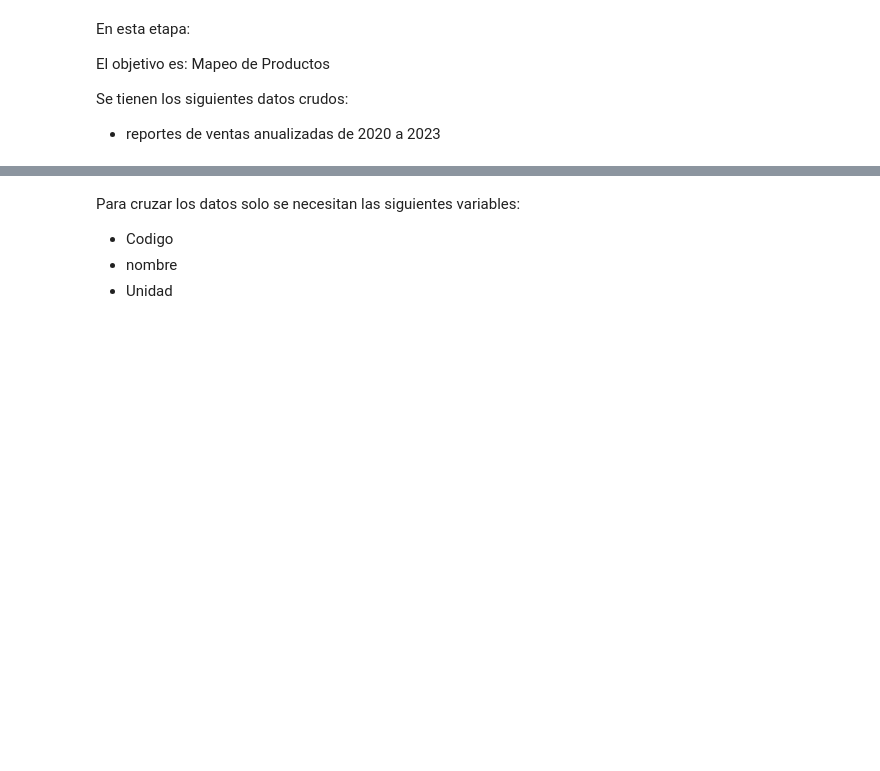
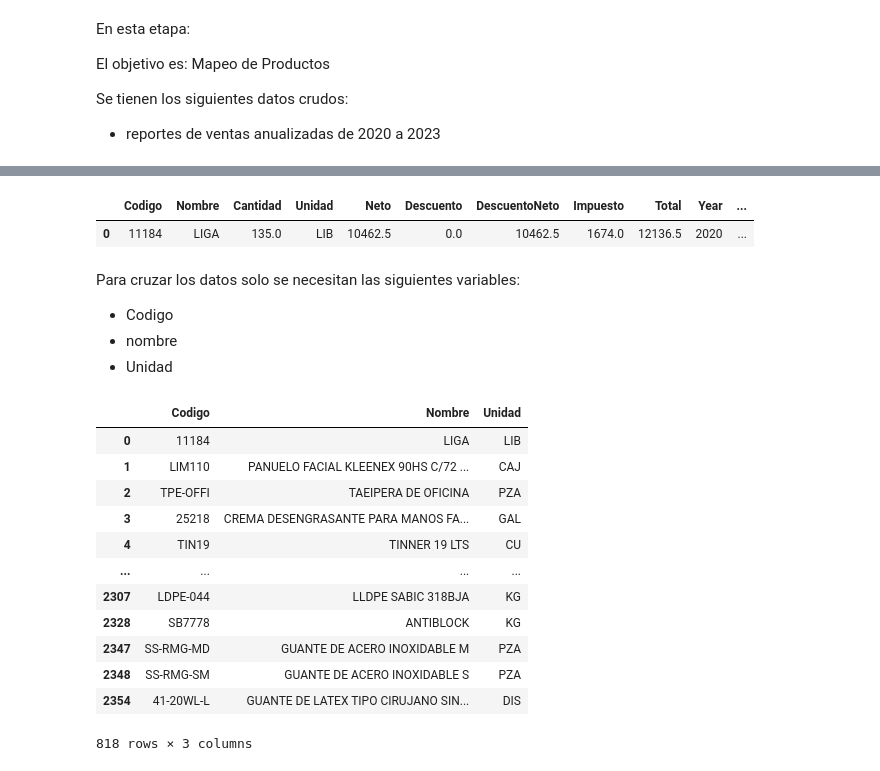
Before and after one commit to devicemxl/BajaWorkspace, a Jupyter notebook: 01MapeoProductos.ipynb, the cells around one changed output, grey strips where cells are left out. Drawn from its saved outputs; the diff is of its cells as text; code cells hidden in the pictures; blank space fills up the shorter version.

```diff
--- a/01MapeoProductos.ipynb
+++ b/01MapeoProductos.ipynb
@@ -30,8 +32,14 @@ ComprasRaw.head(1)
+# %%
+COMPRAS_NORMAL = pd.read_pickle("NORMALIZED_COMPRAS.data")
+COMPRAS_NORMAL.head(1)
+# %% [output]
+|  | Codigo | Nombre | Cantidad | Unidad | Neto | Descuento | DescuentoNeto | Impuesto | Total | Year | ... |
+| 0 | 11184 | LIGA | 135.0 | LIB | 10462.5 | 0.0 | 10462.5 | 1674.0 | 12136.5 | 2020 | ... |
 # %% [markdown]
 Para cruzar los datos solo se necesitan las siguientes variables:
 * Codigo
 * nombre
 * Unidad
 # %%
-Rows = ["Código","Nombre","Unidad"]
+Rows = ["Codigo","Nombre","Unidad"]
 # %%
@@ -40,0 +49,20 @@ for i in Rows:
+# %%
+df=COMPRAS_DATA.drop_duplicates(subset=['Nombre'])
+del COMPRAS_DATA
+COMPRAS_DATA=df#.drop_duplicates(subset=['Codigo'])
+del df
+COMPRAS_DATA
+# %% [output]
+|  | Codigo | Nombre | Unidad |
+| 0 | 11184 | LIGA | LIB |
+| 1 | LIM110 | PANUELO FACIAL KLEENEX 90HS C/72 ... | CAJ |
+| 2 | TPE-OFFI | TAEIPERA DE OFICINA | PZA |
+| 3 | 25218 | CREMA DESENGRASANTE PARA MANOS FA... | GAL |
+| 4 | TIN19 | TINNER 19 LTS | CU |
+| ... | ... | ... | ... |
+| 2307 | LDPE-044 | LLDPE SABIC 318BJA | KG |
+| 2328 | SB7778 | ANTIBLOCK | KG |
+| 2347 | SS-RMG-MD | GUANTE DE ACERO INOXIDABLE M | PZA |
+| 2348 | SS-RMG-SM | GUANTE DE ACERO INOXIDABLE S | PZA |
+| 2354 | 41-20WL-L | GUANTE DE LATEX TIPO CIRUJANO SIN... | DIS |
+818 rows × 3 columns
```
Also changed, not shown: parts of 32 cells of this notebook, 12 other files.
